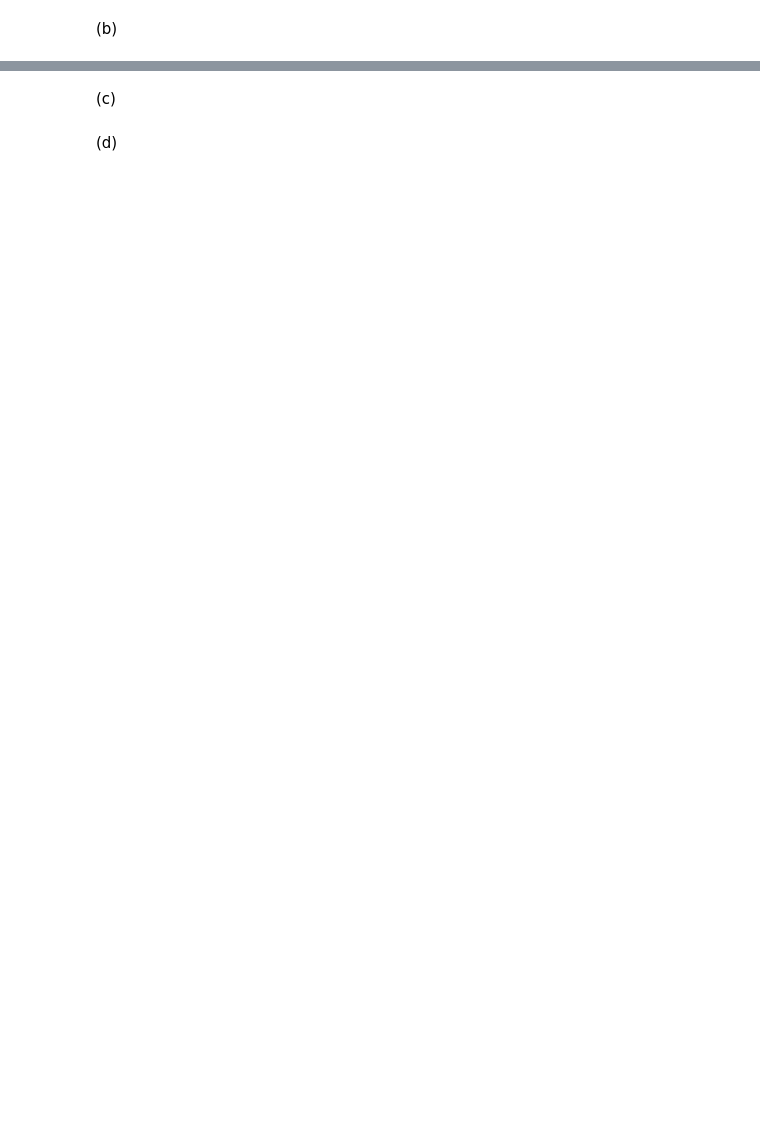
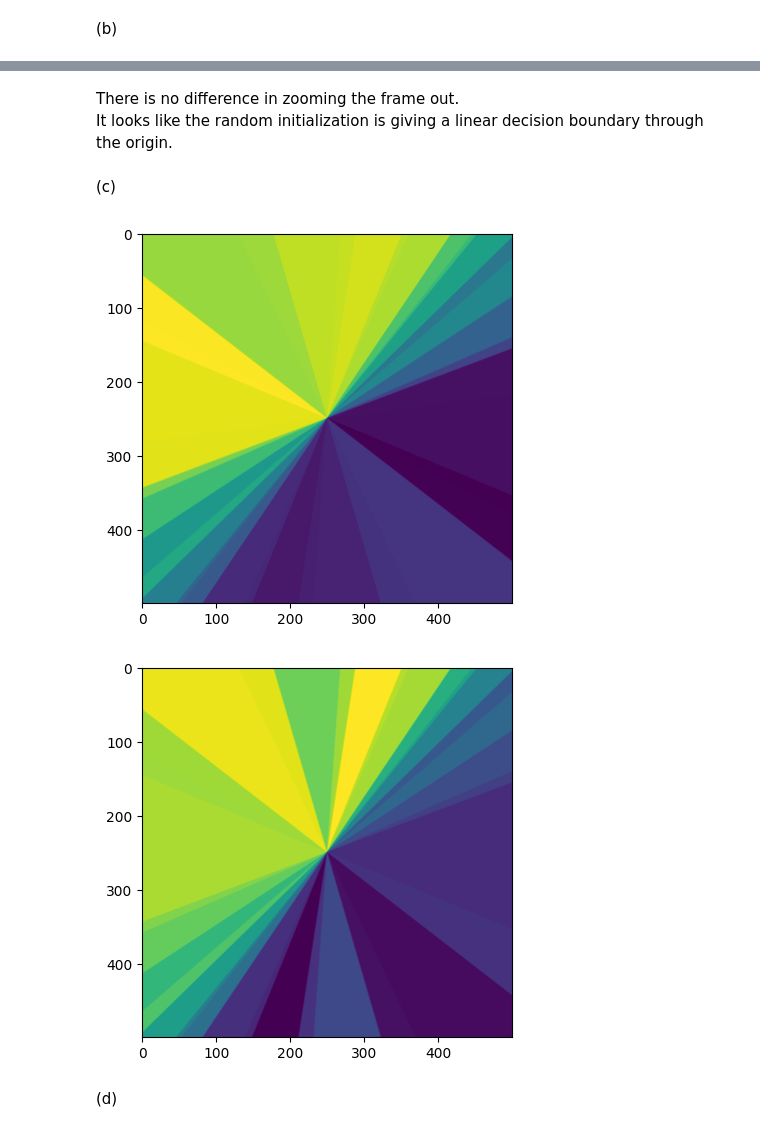
Before and after one commit to bGuenes/mlph2023-Exercises, a Jupyter notebook: sheet03.ipynb, the cells around one changed output, grey strips where cells are left out. Cells and saved outputs as stored; diff of their text form; code cells hidden in the pictures; blank space fills up the shorter version.

```diff
--- a/sheet03.ipynb
+++ b/sheet03.ipynb
@@ -79,2 +136,5 @@ The problem can be solved by an MLP with a single hidden layer, because the hidd
+# %% [markdown]
+There is no difference in zooming the frame out. <br>
+It looks like the random initialization is giving a linear decision boundary through the origin.
 # %% [markdown]
 (c)
@@ -83,2 +141,13 @@ The problem can be solved by an MLP with a single hidden layer, because the hidd
+# %%
+def plot_grad(network_output):
+    grad = np.gradient(out)
+    for i in range(len(grad)):
+        plt.imshow(grad[i])
+        plt.show()
+
+plot_grad(out)
+# %% [output]
+[figure, added]
+[figure, added]
 # %% [markdown]
 (d)
```
Also changed, not shown: parts of 12 cells of this notebook.
